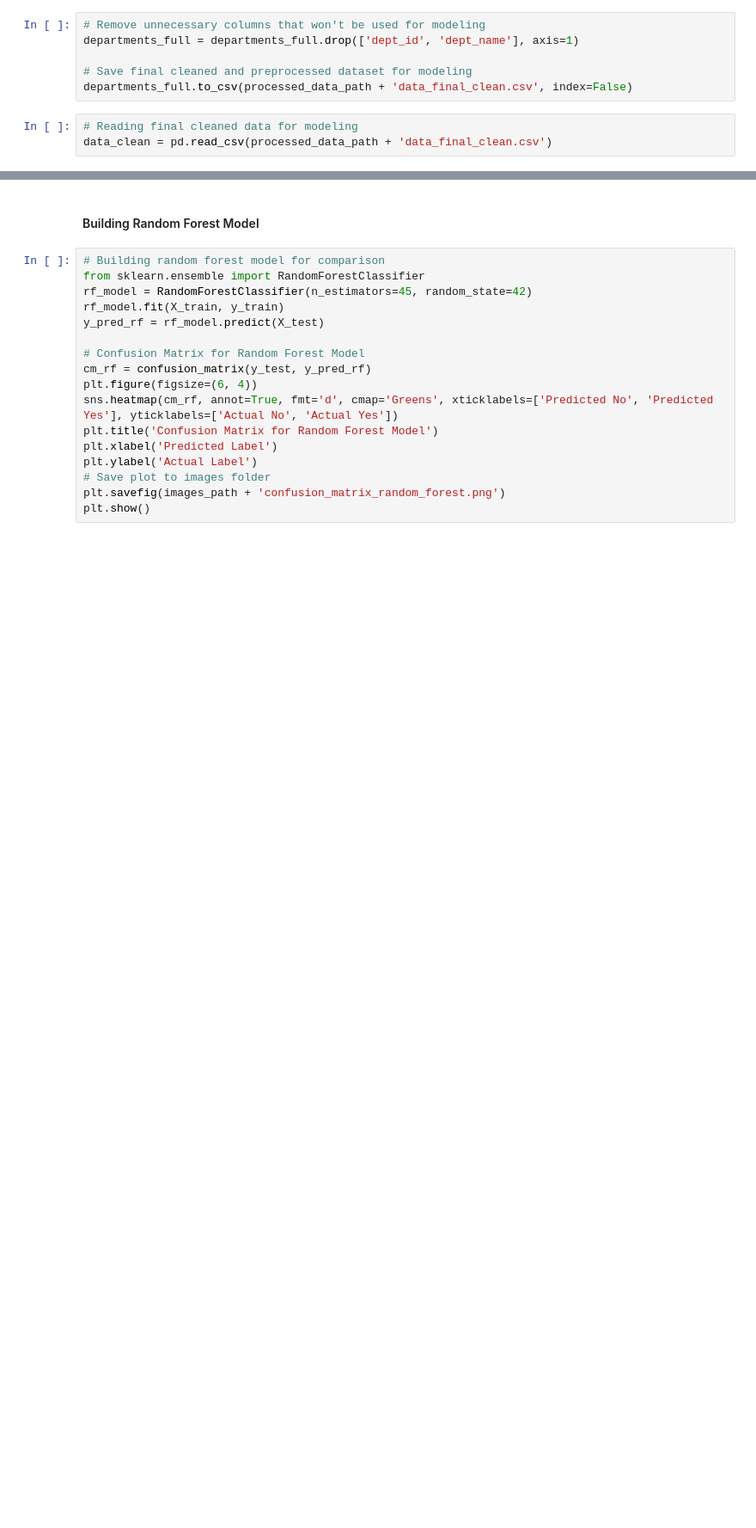
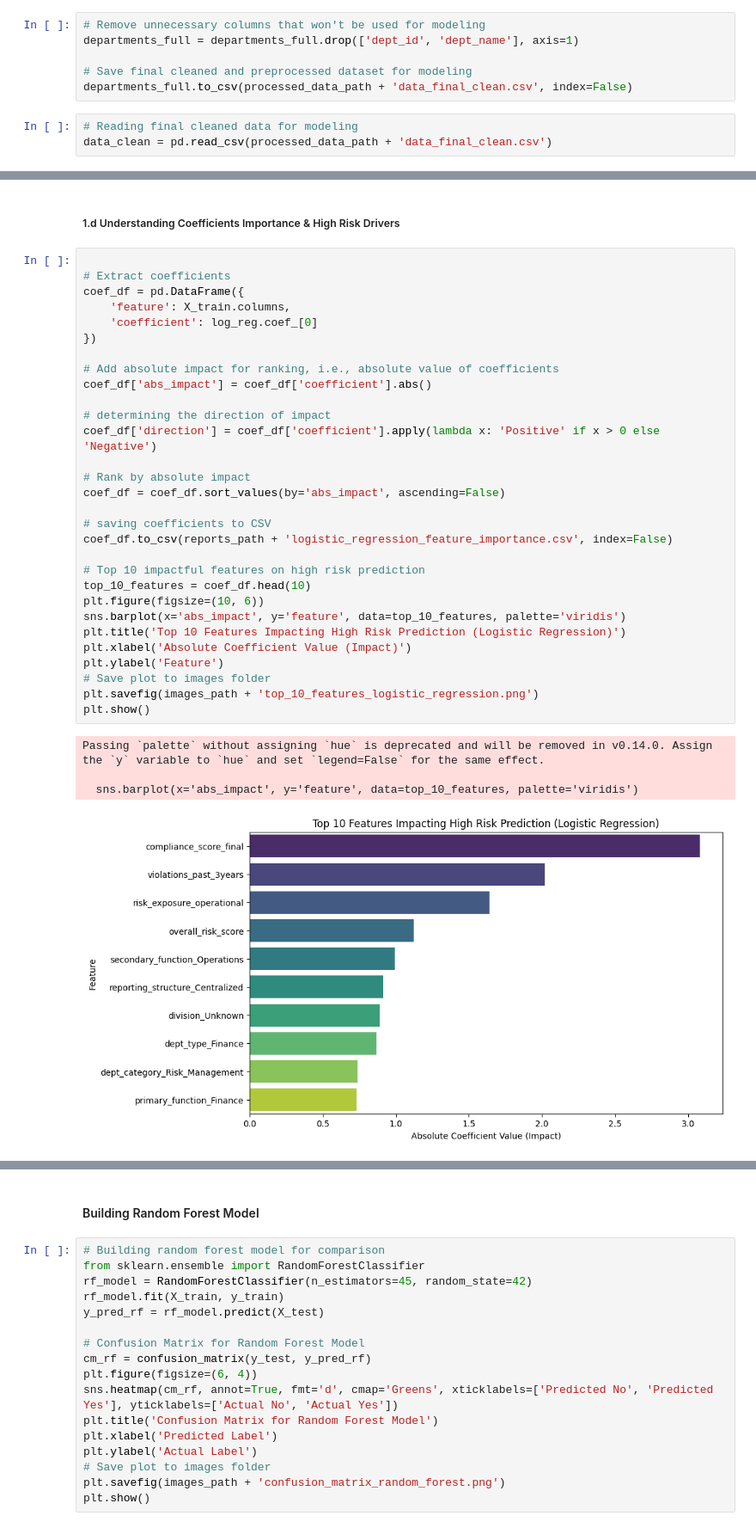
Before and after one commit to cesardushime/Compliance-Radar-ML-323571, a Jupyter notebook: notebooks/main.ipynb, the cells around one changed output, grey strips where cells are left out. Shown at 86% size. Drawn from its saved outputs; the diff is of its cells as text; blank space fills up the shorter version.

```diff
--- a/notebooks/main.ipynb
+++ b/notebooks/main.ipynb
@@ -758,0 +778,37 @@ Confusion Matrix for Top Features Model:
+# %% [markdown]
+##### 1.d Understanding Coefficients Importance & High Risk Drivers
+# %%
+
+# Extract coefficients
+coef_df = pd.DataFrame({
+    'feature': X_train.columns,
+    'coefficient': log_reg.coef_[0]
+})
+
+# Add absolute impact for ranking, i.e., absolute value of coefficients
+coef_df['abs_impact'] = coef_df['coefficient'].abs()
+
+# determining the direction of impact
+coef_df['direction'] = coef_df['coefficient'].apply(lambda x: 'Positive' if x > 0 else 'Negative')
+
+# Rank by absolute impact
+coef_df = coef_df.sort_values(by='abs_impact', ascending=False)
+
+# saving coefficients to CSV
+coef_df.to_csv(reports_path + 'logistic_regression_feature_importance.csv', index=False)
+
+# Top 10 impactful features on high risk prediction
+top_10_features = coef_df.head(10)
+plt.figure(figsize=(10, 6))
+sns.barplot(x='abs_impact', y='feature', data=top_10_features, palette='viridis')
+plt.title('Top 10 Features Impacting High Risk Prediction (Logistic Regression)')
+plt.xlabel('Absolute Coefficient Value (Impact)')
+plt.ylabel('Feature')
+# Save plot to images folder
+plt.savefig(images_path + 'top_10_features_logistic_regression.png')
+plt.show()
+# %% [output]
+Passing `palette` without assigning `hue` is deprecated and will be removed in v0.14.0. Assign the `y` variable to `hue` and set `legend=False` for the same effect.
+
+  sns.barplot(x='abs_impact', y='feature', data=top_10_features, palette='viridis')
+[figure, added]
```
Also changed, not shown: parts of 19 cells of this notebook, 6 other files.
